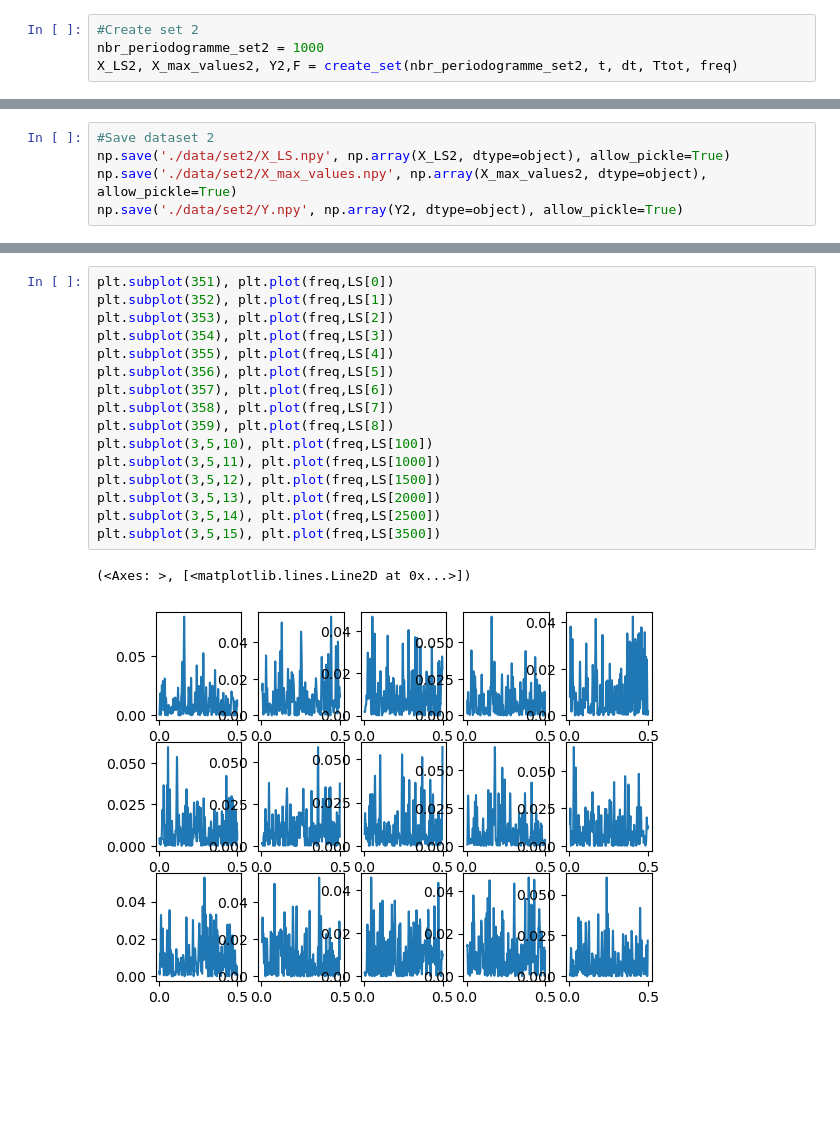
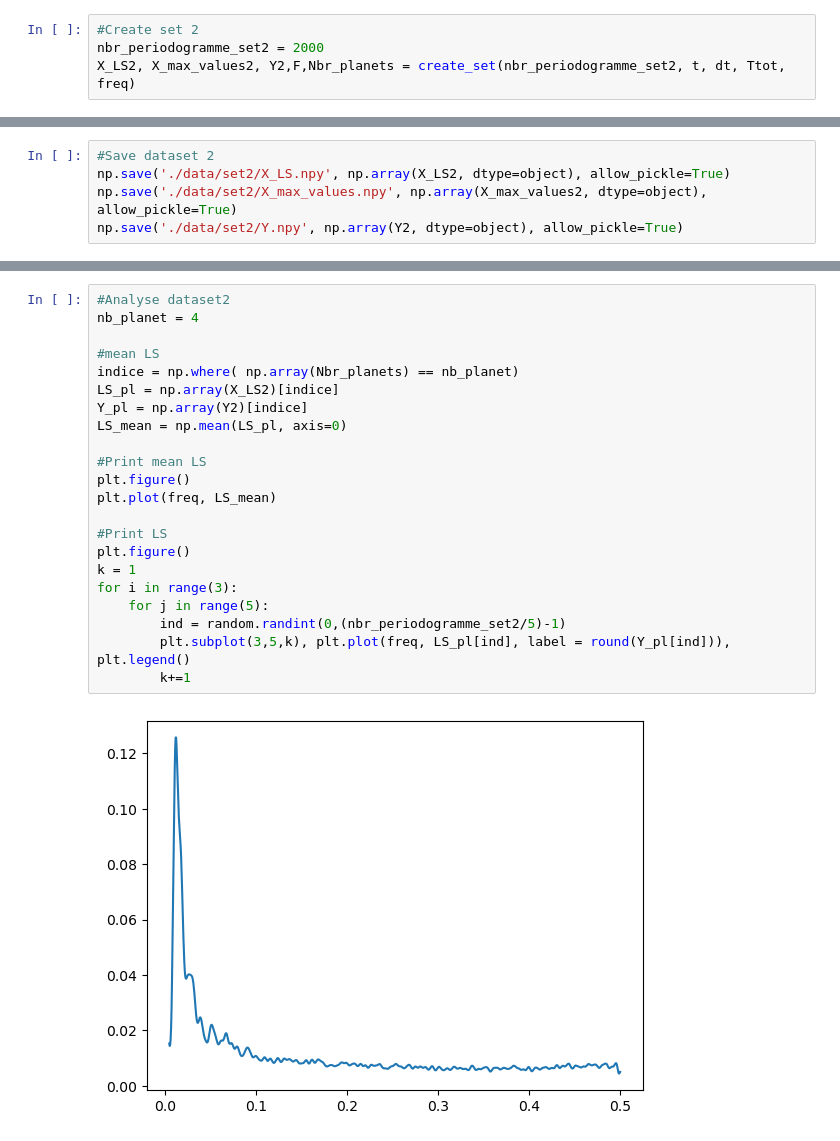
Before and after one commit to hugokerino/Stage_R-V, a Jupyter notebook: Create_set.ipynb, the cells around one changed output, grey strips where cells are left out. Drawn from its saved outputs; the diff is of its cells as text; blank space fills up the shorter version.

```diff
--- a/Create_set.ipynb
+++ b/Create_set.ipynb
@@ -494,6 +494,6 @@ np.save('./data/set1/X_max_values.npy', np.array(X_max_values, dtype=object), al
 np.save('./data/set1/Y.npy', np.array(Y, dtype=object), allow_pickle=True)
 # %%
 #Create set 2
-nbr_periodogramme_set2 = 1000
-X_LS2, X_max_values2, Y2,F = create_set(nbr_periodogramme_set2, t, dt, Ttot, freq)
+nbr_periodogramme_set2 = 2000
+X_LS2, X_max_values2, Y2,F,Nbr_planets = create_set(nbr_periodogramme_set2, t, dt, Ttot, freq)
 # %% [output]
@@ -573,19 +522,24 @@ plt.plot(freq, LS_moy)
-# %%
-plt.subplot(351), plt.plot(freq,LS[0])
-plt.subplot(352), plt.plot(freq,LS[1])
-plt.subplot(353), plt.plot(freq,LS[2])
-plt.subplot(354), plt.plot(freq,LS[3])
-plt.subplot(355), plt.plot(freq,LS[4])
-plt.subplot(356), plt.plot(freq,LS[5])
-plt.subplot(357), plt.plot(freq,LS[6])
-plt.subplot(358), plt.plot(freq,LS[7])
-plt.subplot(359), plt.plot(freq,LS[8])
-plt.subplot(3,5,10), plt.plot(freq,LS[100])
-plt.subplot(3,5,11), plt.plot(freq,LS[1000])
-plt.subplot(3,5,12), plt.plot(freq,LS[1500])
-plt.subplot(3,5,13), plt.plot(freq,LS[2000])
-plt.subplot(3,5,14), plt.plot(freq,LS[2500])
-plt.subplot(3,5,15), plt.plot(freq,LS[3500])
-# %% [output]
-(<Axes: >, [<matplotlib.lines.Line2D at 0x...>])
-[figure, removed]
+# %%
+#Analyse dataset2
+nb_planet = 4
+
+#mean LS
+indice = np.where( np.array(Nbr_planets) == nb_planet)
+LS_pl = np.array(X_LS2)[indice]
+Y_pl = np.array(Y2)[indice]
+LS_mean = np.mean(LS_pl, axis=0)
+
+#Print mean LS
+plt.figure()
+plt.plot(freq, LS_mean)
+
+#Print LS
+plt.figure()
+k = 1
+for i in range(3):
+    for j in range(5):
+        ind = random.randint(0,(nbr_periodogramme_set2/5)-1)
+        plt.subplot(3,5,k), plt.plot(freq, LS_pl[ind], label = round(Y_pl[ind])), plt.legend()
+        k+=1
+# %% [output]
+[figure, added]
```
Also changed, not shown: parts of 22 cells of this notebook, 6 other files.
